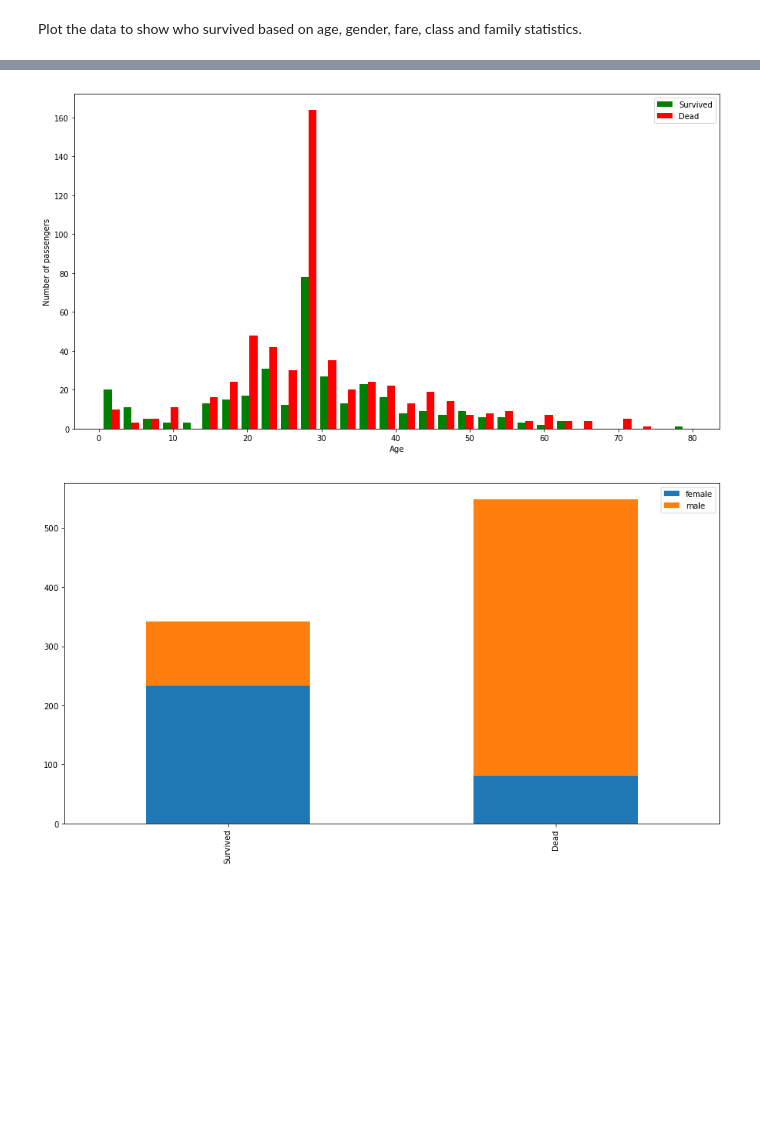
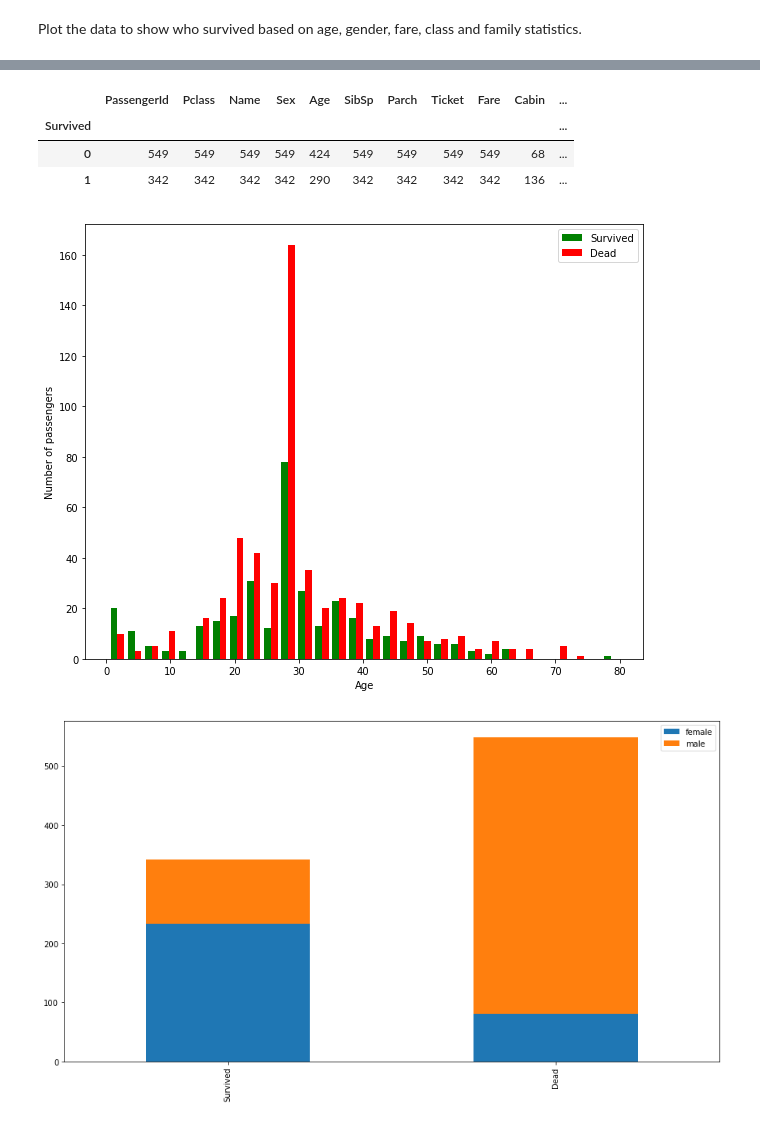
Before and after one commit to VeerpalBrar/ML-Algorithms-from-Scratch, a Jupyter notebook: Data Visulization.ipynb, the cells around one changed output, grey strips where cells are left out. Cells and saved outputs as stored; diff of their text form; code cells hidden in the pictures; blank space fills up the shorter version.

Commit message:
continue data visualization

```diff
--- a/Data Visulization.ipynb
+++ b/Data Visulization.ipynb
@@ -21,14 +33,21 @@ Plot the data to show who survived based on age, gender, fare, class and  family
+# %%
+data.groupby('Survived').count()
+# %% [output]
+|  | PassengerId | Pclass | Name | Sex | Age | SibSp | Parch | Ticket | Fare | Cabin | ... |
+| Survived |  |  |  |  |  |  |  |  |  |  | ... |
+| 0 | 549 | 549 | 549 | 549 | 424 | 549 | 549 | 549 | 549 | 68 | ... |
+| 1 | 342 | 342 | 342 | 342 | 290 | 342 | 342 | 342 | 342 | 136 | ... |
 # %%
-figure = plt.figure(figsize=(15,8))
+figure = plt.figure(figsize=(10,8))
 data['Age'].fillna(data['Age'].median(), inplace=True)
 plt.hist([data[data['Survived']==1]['Age'], data[data['Survived']==0]['Age']], color = ['g','r'],
          bins = 30,label = ['Survived','Dead'])
 plt.xlabel('Age')
 plt.ylabel('Number of passengers')
 plt.legend()
 plt.show()
 # %% [output]
-[figure, old version]
+[figure, new version]
 # %%
 survived = data[data['Survived']==1]['Sex'].value_counts()
 dead = data[data['Survived']==0]['Sex'].value_counts()
```
Also changed, not shown: parts of 6 cells of this notebook, 1 other file.
